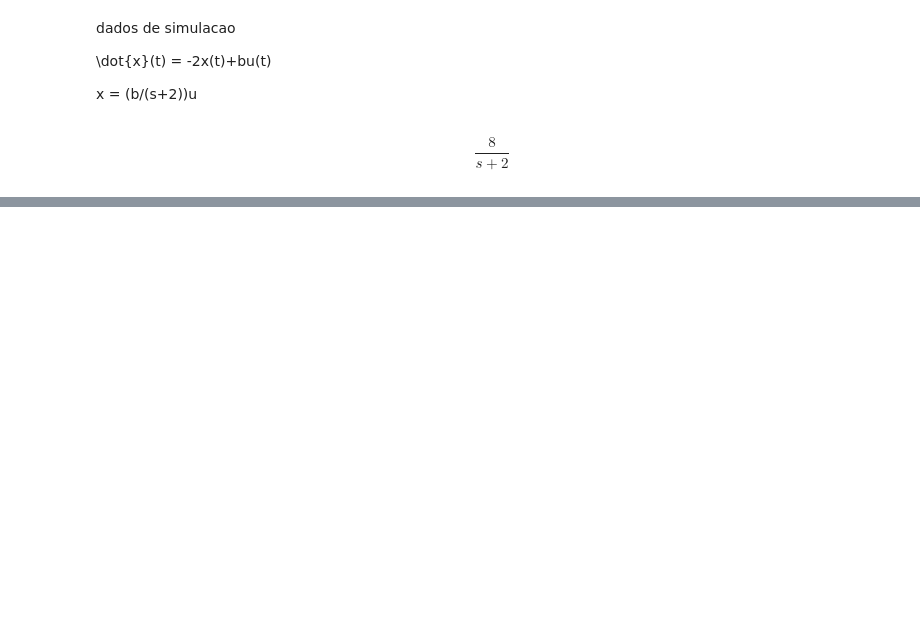
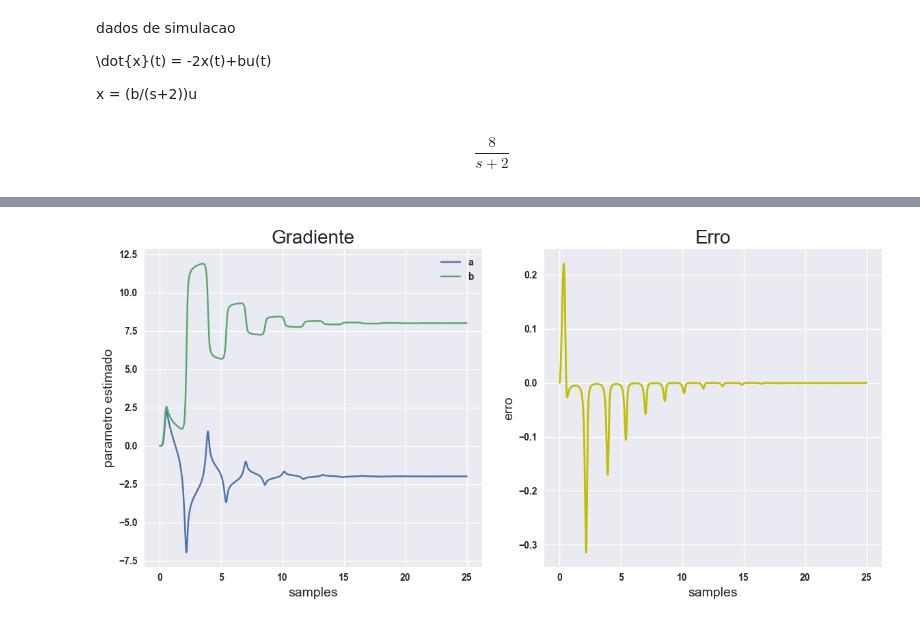
Before and after one commit to SKaiquelima/advanced-control, a Jupyter notebook: execs/exec1/exec1.ipynb, the cells around one changed output, grey strips where cells are left out. Cells and saved outputs as stored; diff of their text form; code cells hidden in the pictures; blank space fills up the shorter version.

```diff
--- a/execs/exec1/exec1.ipynb
+++ b/execs/exec1/exec1.ipynb
@@ -57,8 +59,8 @@ plt.legend()
 theta = np.zeros((2, int(N/dt) + 1))  # Matriz para armazenar os parâmetros estimados
 theta[:, 0] = [0, 0]
 erro = np.zeros(int(N/dt) + 1)  # Vetor de erros
-gama = np.array([[10, 0], [0, 10]])  # Matriz de ajuste
-alpha = 5  # Fator de ajuste
+gama = np.array([[1000, 0], [0, 1000]])  # Matriz de ajuste
+alpha = 0.5  # Fator de ajuste
 # %%
 # Loop de iterações para o algoritmo adaptativo
 
@@ -111,0 +81,34 @@ plt.show()
+# %%
+# %%%%%%%%%%%%%%%%%%%%%%%%%%%
+# Gráfico dos parâmetros identificados e do erro
+
+# Crie uma figura com 1 linha e 2 colunas para os subplots
+fig, axs = plt.subplots(1, 2, figsize=(12, 6))
+
+corte = 25000
+
+fontesize = 14
+titlesize = 20
+# Primeiro subplot (Gráfico dos parâmetros estimados)
+axs[0].plot(T[:corte], theta[0, :][:corte], label='a')
+axs[0].plot(T[:corte], theta[1, :][:corte], label='b')
+axs[0].legend()
+axs[0].set_xlabel('samples', fontsize=fontesize)
+axs[0].set_ylabel('parametro estimado', fontsize=fontesize)
+axs[0].set_title('Gradiente', fontsize=titlesize)
+
+# Segundo subplot (Gráfico do erro)
+axs[1].plot(T[:corte], erro[:corte], 'y', linewidth=2)
+axs[1].set_xlabel('samples', fontsize=fontesize)
+axs[1].set_ylabel('erro', fontsize=fontesize)
+axs[1].set_title('Erro', fontsize=titlesize)
+axs[1].grid(True)
+
+
+# Ajuste o espaço entre os subplots
+plt.tight_layout()
+
+# Exiba os subplots lado a lado
+plt.show()
+# %% [output]
+[figure, added]
```
Also changed, not shown: parts of 5 cells of this notebook.
